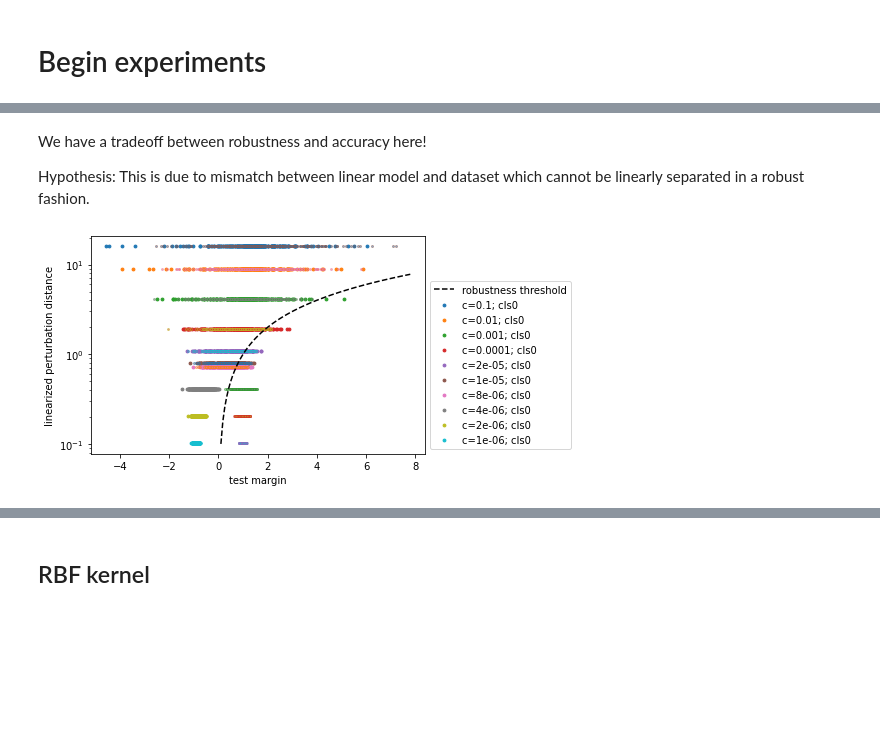
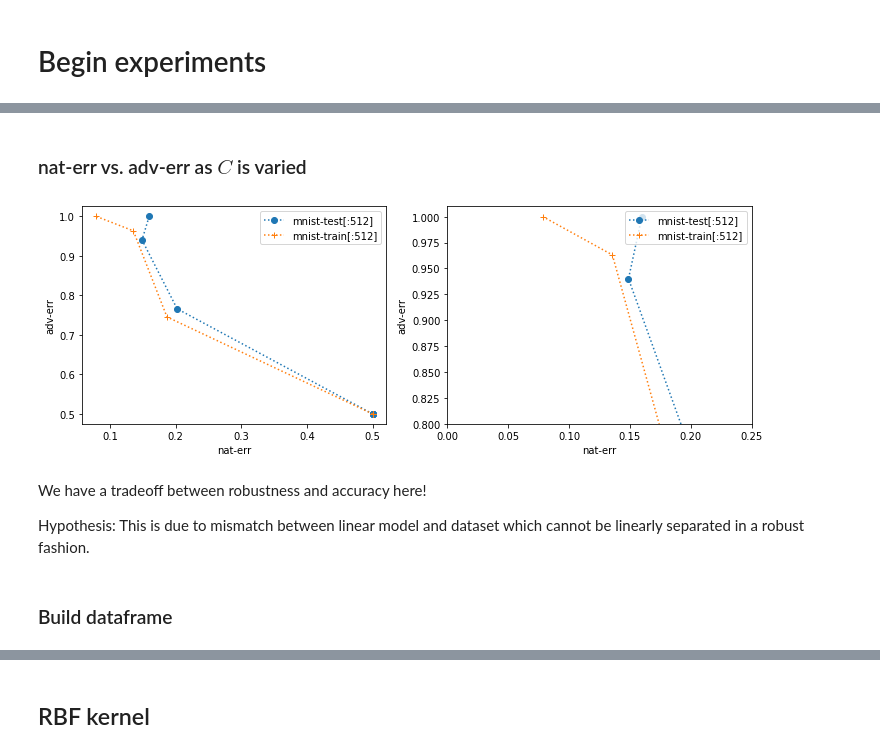
Before and after one commit to GilgameshxZero/adversarial-ntks, a Jupyter notebook: notebooks/svm/svm-tradeoff.ipynb, the cells around one changed output, grey strips where cells are left out. Drawn from its saved outputs; the diff is of its cells as text; code cells hidden in the pictures; blank space fills up the shorter version.

```diff
--- a/notebooks/svm/svm-tradeoff.ipynb
+++ b/notebooks/svm/svm-tradeoff.ipynb
@@ -319,60 +245,43 @@ Adversarial
+# %% [markdown]
+### nat-err vs. adv-err as $C$ is varied
 # %%
 def main_plot():
-    for split, fmt in zip(["test", "train"], ["o:", "+:"]):
+    num_ds = len(RESULTS["svm-linear"][0]["ds_results"])
+
+    for ds_idx, fmt in zip([1, 0], ["o:", "+:"]):
+        ds_name = RESULTS["svm-linear"][0]["ds_results"][ds_idx]["ds_name"]
+
         accs = []
         accs_pgd = []
         for res_dict in RESULTS["svm-linear"]:
-            accs.append(sum(res_dict[f"accs_{split}"]) / 2.0)
-            accs_pgd.append(sum(res_dict[f"accs_{split}_pgd"]) / 2.0)
+            ds_dict = res_dict["ds_results"][ds_idx]
+            accs.append(sum(ds_dict[f"accs"]) / 2.0)
+            accs_pgd.append(sum(ds_dict[f"accs_pgd"]) / 2.0)
 
         accs = np.array(accs)
         accs_pgd = np.array(accs_pgd)
 
-        plt.plot(1 - accs, 1 - accs_pgd, fmt, label=split)
+        plt.plot(1 - accs, 1 - accs_pgd, fmt, label=ds_name)
 
     plt.xlabel("nat-err");
     plt.ylabel("adv-err");
     plt.legend(bbox_to_anchor=(1, 1), loc='upper right', ncol=1);
 
 plt.figure(figsize=(12, 4))
 
 plt.subplot(1, 2, 1)
 main_plot()
 
 plt.subplot(1, 2, 2)
 main_plot()
 plt.xlim(0, 0.25);
 plt.ylim(0.8, 1.01);
+# %% [output]
+[figure, added]
 # %% [markdown]
 We have a tradeoff between robustness and accuracy here!
 
 Hypothesis: This is due to mismatch between linear model and dataset
 which cannot be linearly separated in a robust fashion.
-# %%
-for i, res_dict in enumerate(reversed(RESULTS["svm-linear"])):
-    plt.scatter(
-        x=res_dict["test_margins"][res_dict["test_ys"] == 0],
-        y=2.0 * res_dict["test_grad_norms"][res_dict["test_ys"] == 0],
-        s=8, alpha=1, label=f"c={res_dict['c']}; cls0",
-        color=f"C{i}"
-    )
-    plt.scatter(
-        x=res_dict["test_margins"][res_dict["test_ys"] == 1],
-        y=2.0 * res_dict["test_grad_norms"][res_dict["test_ys"] == 1],
-        s=4, alpha=0.5, facecolors=None,
-        edgecolors=f"C{i+5}"
-    )
-
-plt.plot(
-    np.linspace(0.1, plt.xlim()[1], 100),
-    np.linspace(0.1, plt.xlim()[1], 100),
-    '--', color="black",
-    label="robustness threshold"
-)
-
-plt.yscale("log")
-plt.xlabel("test margin");
-plt.ylabel("linearized perturbation distance");
-plt.legend(bbox_to_anchor=(1, 0), loc='lower left', ncol=1);
-# %% [output]
-[figure, removed]
+# %% [markdown]
+### Build dataframe
```
Also changed, not shown: parts of 32 cells of this notebook.
